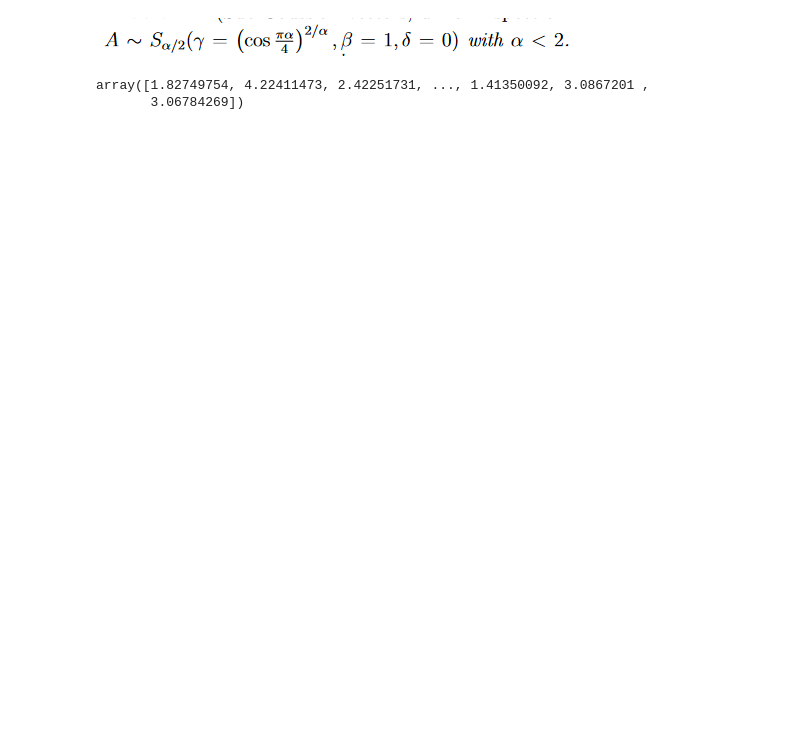
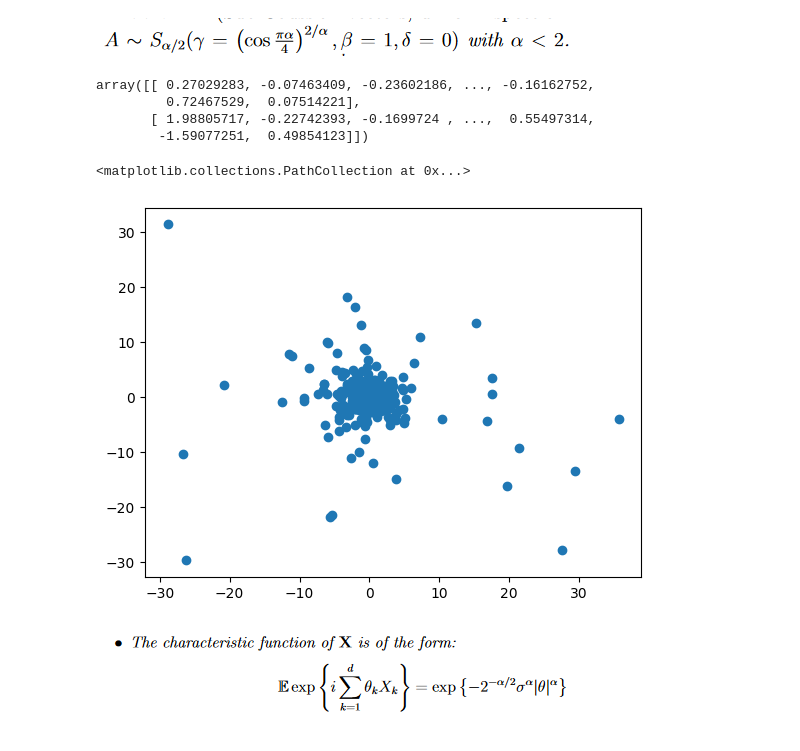
Before and after one commit to KohutMaria/CSOSP, a Jupyter notebook: CSOSP_5.ipynb, the cells around one changed output. Drawn from its saved outputs; the diff is of its cells as text; code cells hidden in the pictures; blank space fills up the shorter version.

```diff
--- a/CSOSP_5.ipynb
+++ b/CSOSP_5.ipynb
@@ -98,0 +102,15 @@ plt.scatter(Xs[0], Xs[1])
+# %%
+gammas = [0.25, 0.125, 0.25, 0.25, 0.125, 0.25]
+ss = [[1, 0],
+      [1/2, np.sqrt(3)/2],
+      [-1/2, np.sqrt(3)/2],
+      [-1, 0],
+      [-1/2, -np.sqrt(3)/2],
+      [1/2, -np.sqrt(3)/2]]
+d = 2
+alpha = 0.9
+
+n = 10000
+beta = 1
+gamma = 1
+delta = 0
@@ -100,13 +131,32 @@ plt.scatter(Xs[0], Xs[1])
 ![obraz.png](attachment:de4709d2-e9e5-4da9-87c6-3e6c5cc6e8da.png)
 # %%
 alpha = 1.5
-beta = 1
-gamma = (np.cos(np.pi * alpha / 4))**(2/alpha)
-delta = 1
+d = 2
 n = 10000
-A = stable(alpha/2, beta, gamma, delta, n)
+# %%
+def sub_gaussian(alpha, d, n):
+    beta = 1
+    gamma = (np.cos(np.pi * alpha / 4))**(2/alpha)
+    delta = 0
+
+    A = stable(alpha/2, beta, gamma, delta, n)
+    G = [np.random.normal(0, gamma, n) for _ in range(d)]
+    X = A ** (1/2) * G
+
+    return X
 # %%
-A
+X = sub_gaussian(alpha, d, n)
-# %% [output]
-array([1.82749754, 4.22411473, 2.42251731, ..., 1.41350092, 3.0867201 ,
-       3.06784269])
+# %%
+X
+# %% [output]
+array([[ 0.27029283, -0.07463409, -0.23602186, ..., -0.16162752,
+         0.72467529,  0.07514221],
+       [ 1.98805717, -0.22742393, -0.1699724 , ...,  0.55497314,
+        -1.59077251,  0.49854123]])
+# %%
+plt.scatter(X[0], X[1])
+# %% [output]
+<matplotlib.collections.PathCollection at 0x...>
+[figure, added]
+# %% [markdown]
+![obraz.png](attachment:df081ea2-a9c7-4468-a7bc-405c23d46eef.png)
```
Also changed, not shown: parts of 10 cells of this notebook.
